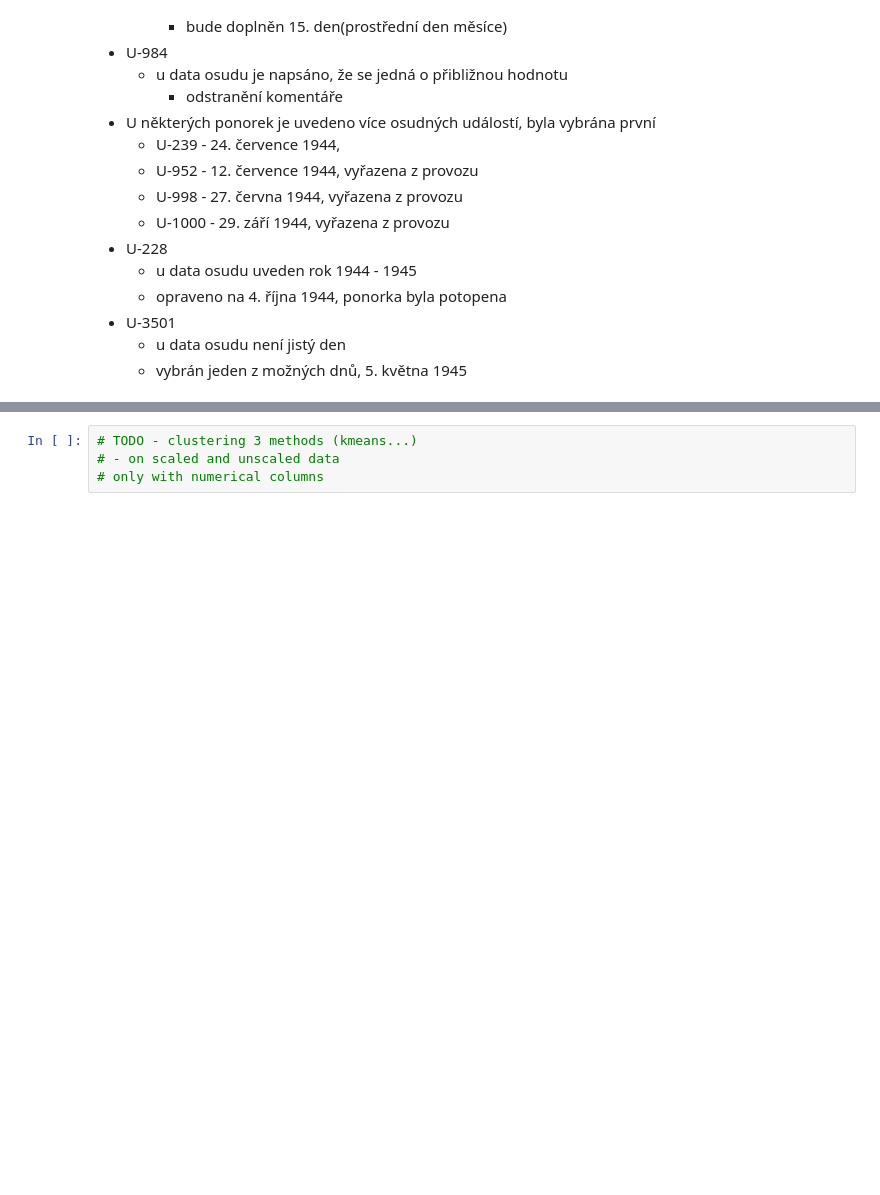
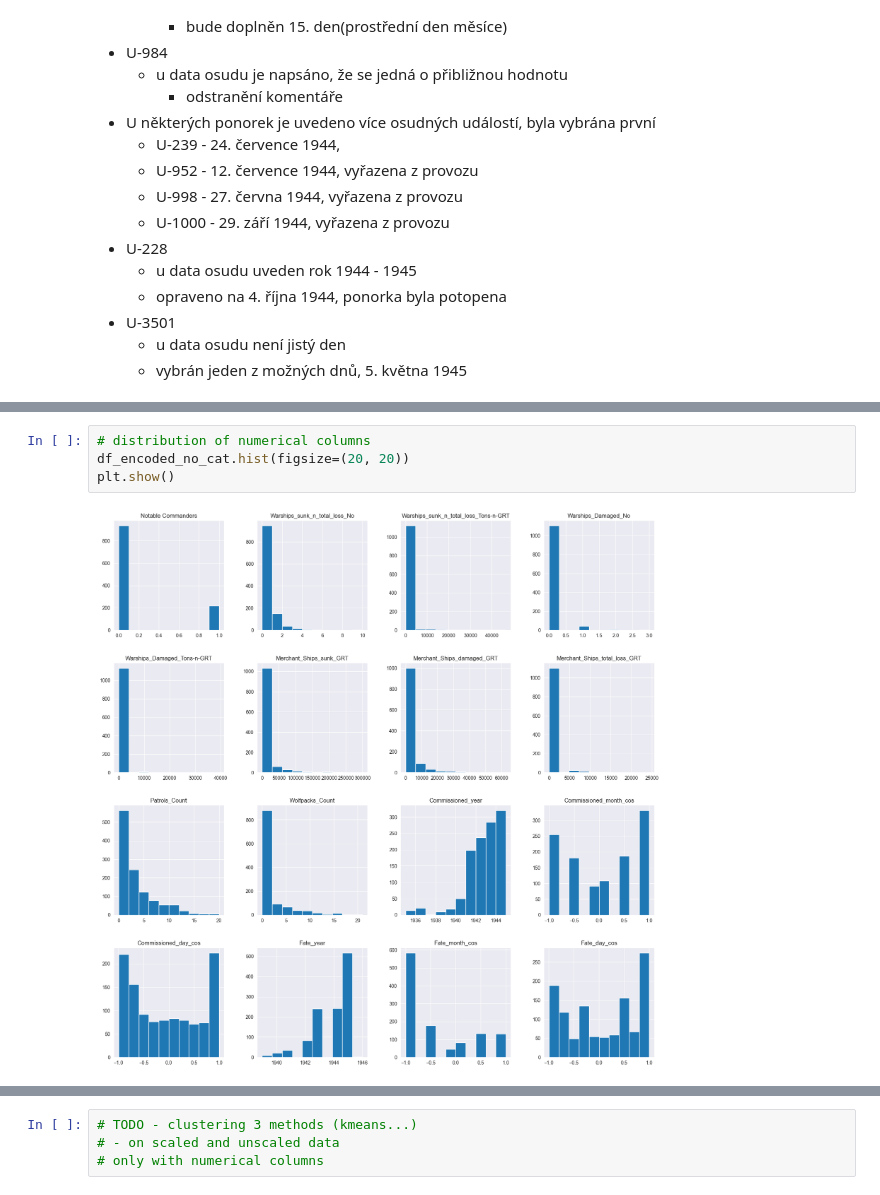
Before and after one commit to CMinusBool/SUU, a Jupyter notebook: clustering Project/clustering.ipynb, the cells around one changed output, grey strips where cells are left out. Drawn from its saved outputs; the diff is of its cells as text; blank space fills up the shorter version.

```diff
--- a/clustering Project/clustering.ipynb
+++ b/clustering Project/clustering.ipynb
@@ -371,0 +745,6 @@ print_columns_descrbition(df)
+# %%
+# distribution of numerical columns
+df_encoded_no_cat.hist(figsize=(20, 20))
+plt.show()
+# %% [output]
+[figure, added]
```
Also changed, not shown: parts of 79 cells of this notebook, 1 other file.
